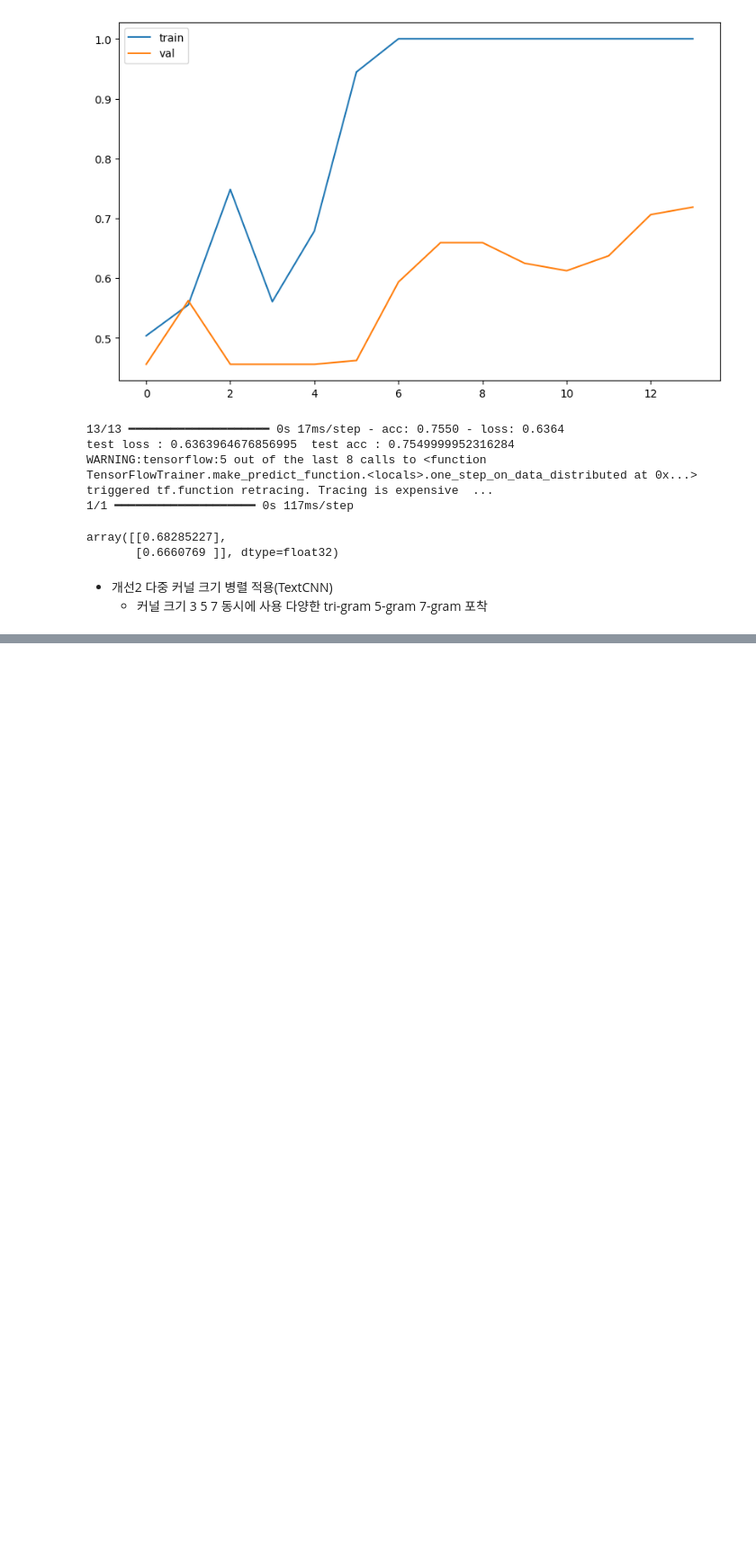
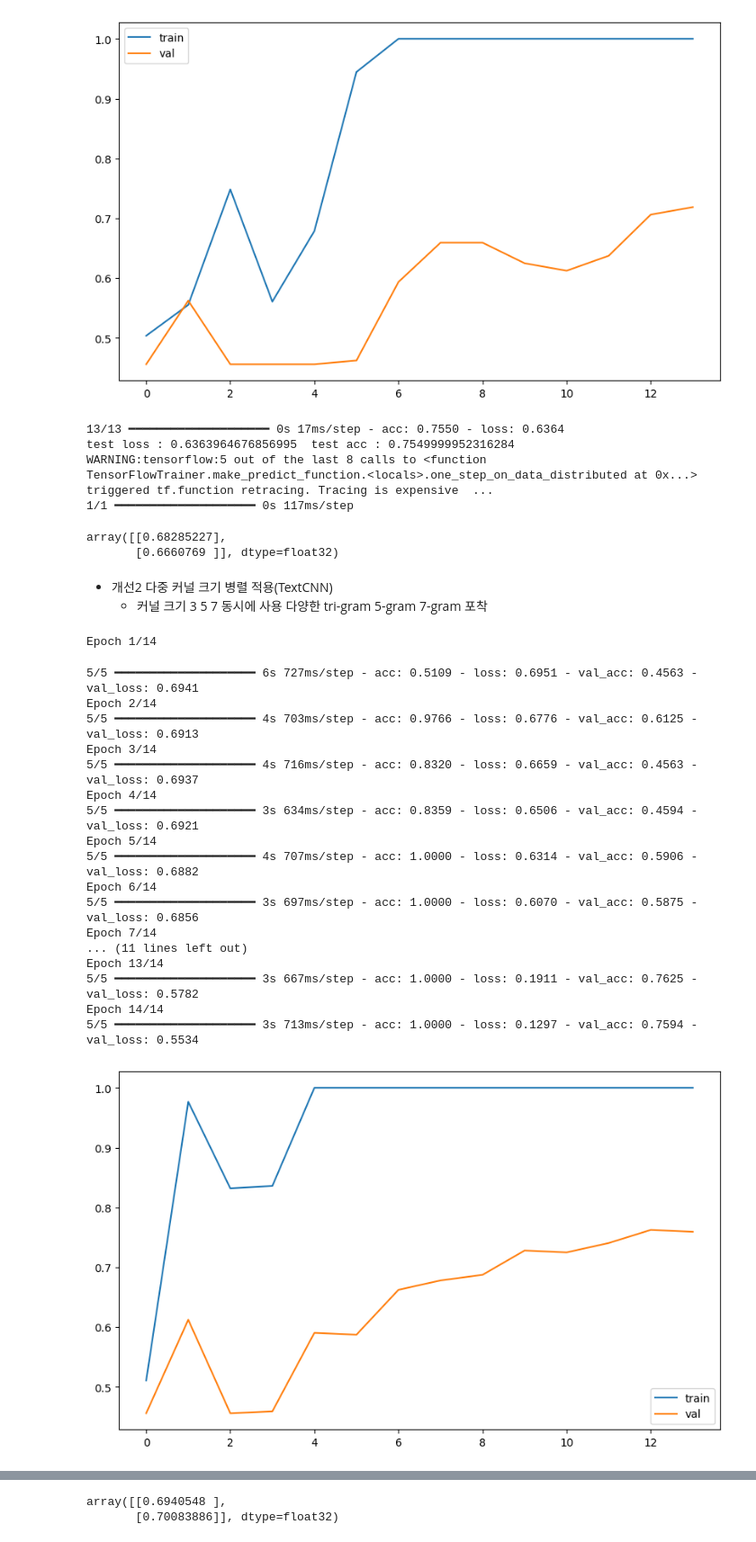
Before and after one commit to pia222sk20/LLM, a Jupyter notebook: ch12/01.ipynb, the cells around one changed output, grey strips where cells are left out. Shown: that part at 90% size. Drawn from its saved outputs; the diff is of its cells as text; code cells hidden in the pictures; blank space fills up the shorter version.

```diff
--- a/ch12/01.ipynb
+++ b/ch12/01.ipynb
@@ -368,19 +368,72 @@ array([[0.68285227],
 # %%
 from tensorflow.keras.layers import Input, Concatenate
 # 입력레이어
 input_layer = Input(shape=(maxlen ,) ,dtype='int32')
 # 임베딩 레이어
-embedding = tf.keras.layers.Embedding(max_words+1,embed_dim, inpupt_length = maxlen )(input_layer)
+embedding = tf.keras.layers.Embedding(max_words+1,embed_dim, input_length = maxlen )(input_layer)
 conv_blocks = []
 for kener_size in [3,5,7]:
     conv = tf.keras.layers.Conv1D(128,kener_size,activation='relu')(embedding)
     pool = tf.keras.layers.GlobalMaxPool1D()(conv)
     conv_blocks.append(pool)
 # 병렬 브랜치 결합
 concat = Concatenate()(conv_blocks)
 # 완전연결층
 dense = tf.keras.layers.Dense(64,activation='relu')(concat)
 output = tf.keras.layers.Dense(1, activation='sigmoid')(dense)
 
 #모델 생성
-model = tf.keras.models.Model(inputs = input_layer, output = output)
+model = tf.keras.models.Model(inputs = input_layer, outputs = output)
+
+# 컴파일
+adam =  tf.keras.optimizers.Adam(learning_rate=1e-3)
+model.compile(optimizer=adam, loss='binary_crossentropy',metrics=['acc'])
+# 콜백(선택)
+import tensorflow as  tf
+es = tf.keras.callbacks.EarlyStopping(patience=3,restore_best_weights=True)
+# 학습
+history = model.fit(
+    x_train,y_train,epochs=20,batch_size=batch_size,validation_split = 0.2
+    # ,callbacks=[es]
+)
+
+# 학습결과 시각화
+import matplotlib.pyplot as plt
+plt.figure(figsize=(10,6))
+plt.plot(history.history['acc'],label='train')
+plt.plot(history.history['val_acc'], label='val')
+plt.legend()
+plt.show()
+# 테스트 평가
+test_loss,  test_acc =  model.evaluate(x_test,y_test)
+print(f'test loss : {test_loss}  test acc : {test_acc}')
+
+# 임의의 데이터로 예측
+sample_texts = [
+    "This movie was absolutely fantastic and inspiring",
+    "I really disliked the plot and the acting was terrible"
+]
+x_sample = tokenizer.texts_to_sequences(sample_texts)
+x_sample = pad_sequences(x_sample,maxlen=maxlen,truncating='post')
+x_sample_predict = model.predict(x_sample)
+x_sample_predict
+# %% [output]
+Epoch 1/14
+5/5 ━━━━━━━━━━━━━━━━━━━━ 6s 727ms/step - acc: 0.5109 - loss: 0.6951 - val_acc: 0.4563 - val_loss: 0.6941
+Epoch 2/14
+5/5 ━━━━━━━━━━━━━━━━━━━━ 4s 703ms/step - acc: 0.9766 - loss: 0.6776 - val_acc: 0.6125 - val_loss: 0.6913
+Epoch 3/14
+5/5 ━━━━━━━━━━━━━━━━━━━━ 4s 716ms/step - acc: 0.8320 - loss: 0.6659 - val_acc: 0.4563 - val_loss: 0.6937
+Epoch 4/14
+5/5 ━━━━━━━━━━━━━━━━━━━━ 3s 634ms/step - acc: 0.8359 - loss: 0.6506 - val_acc: 0.4594 - val_loss: 0.6921
+Epoch 5/14
+5/5 ━━━━━━━━━━━━━━━━━━━━ 4s 707ms/step - acc: 1.0000 - loss: 0.6314 - val_acc: 0.5906 - val_loss: 0.6882
+Epoch 6/14
+5/5 ━━━━━━━━━━━━━━━━━━━━ 3s 697ms/step - acc: 1.0000 - loss: 0.6070 - val_acc: 0.5875 - val_loss: 0.6856
+Epoch 7/14
+... (11 lines left out)
+Epoch 13/14
+5/5 ━━━━━━━━━━━━━━━━━━━━ 3s 667ms/step - acc: 1.0000 - loss: 0.1911 - val_acc: 0.7625 - val_loss: 0.5782
+Epoch 14/14
+5/5 ━━━━━━━━━━━━━━━━━━━━ 3s 713ms/step - acc: 1.0000 - loss: 0.1297 - val_acc: 0.7594 - val_loss: 0.5534
+[figure, added]
@@ -386,0 +444,2 @@ model = tf.keras.models.Model(inputs = input_layer, output = output)
+array([[0.6940548 ],
+       [0.70083886]], dtype=float32)
```
Also changed, not shown: parts of 1 cell of this notebook.
